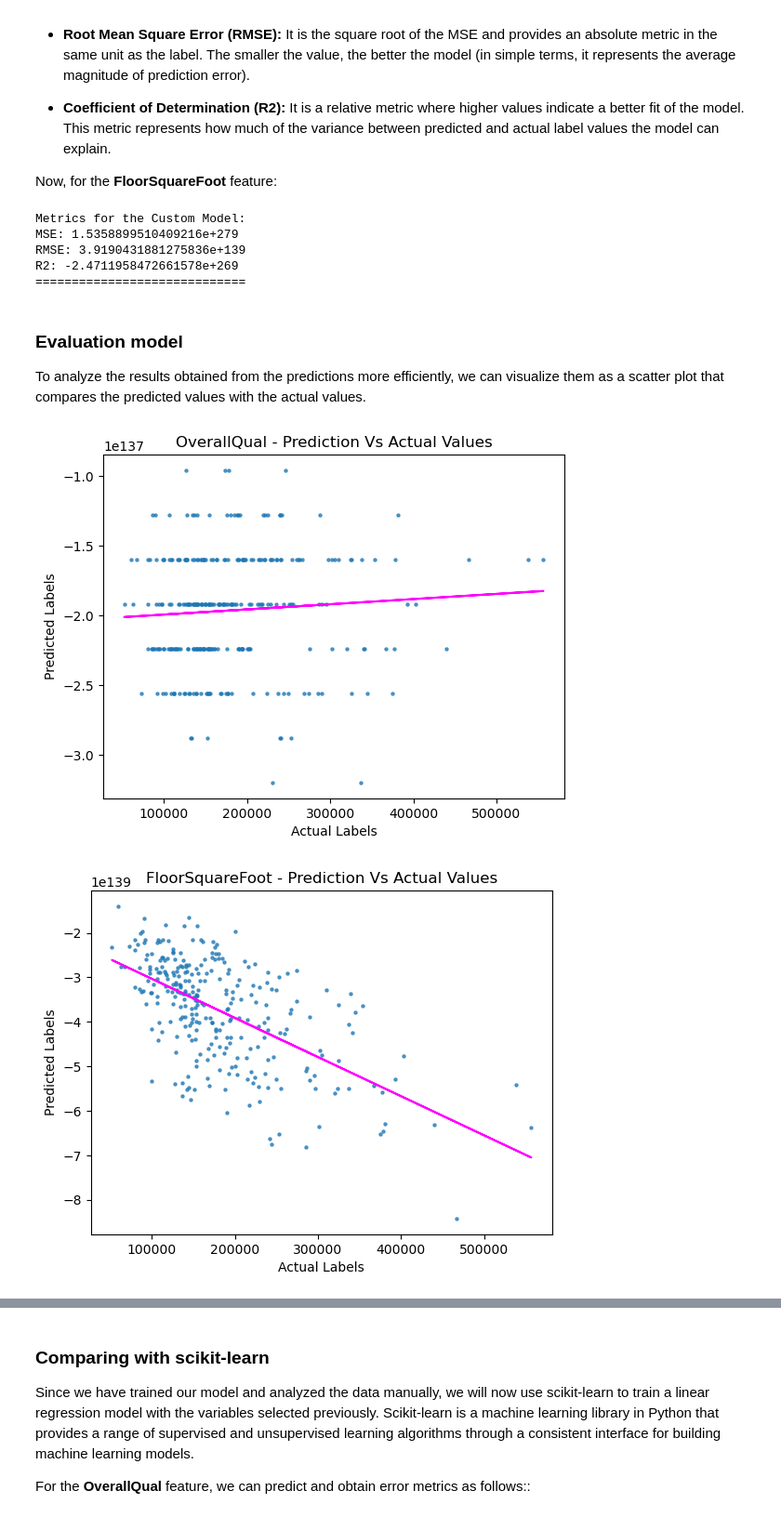
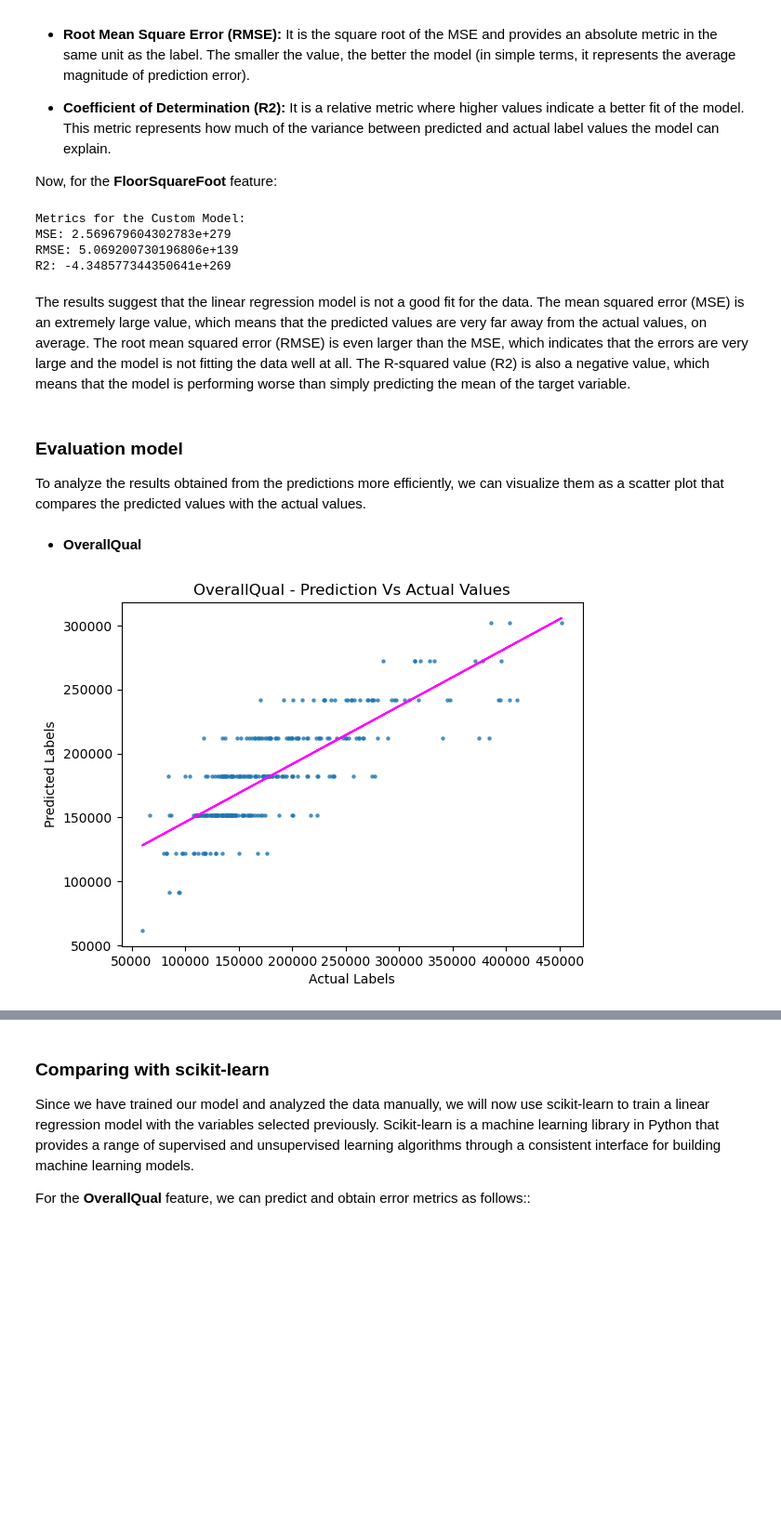
Before and after one commit to carlosopr/g-labs, a Jupyter notebook: project01/house_prices.ipynb, the cells around one changed output, grey strips where cells are left out. Shown at 93% size. Drawn from its saved outputs; the diff is of its cells as text; code cells hidden in the pictures; blank space fills up the shorter version.

Commit message:
Improvement in the explanation for the results of the features and conclusion

```diff
--- a/project01/house_prices.ipynb
+++ b/project01/house_prices.ipynb
@@ -23,7 +23,6 @@ Supervised machine learning techniques involve training a model to operate on a
 Before we begin, we will set up the environment.
 # %%
 # Setting up the environment
-
 import numpy as np
 import pandas as pd
 from experiment import PreprocessData
@@ -31,6 +30,11 @@ from experiment import CustomModel
 from plotter import DataPlotter
 
 %matplotlib inline
+
+# Parameters for training
+TOTAL_EPOCHS = 30
+ERROR_INTERVAL = 10
+LEARNING_RATE = 0.01
 # %% [markdown]
 ### **Exploring the data**
 
@@ -134,4 +138,4 @@ X_f1 = house_prices[:,1]
 
 # Split the data into training and testing sets
 preprocess = PreprocessData()
-X_train_f1, y_train, X_test_f1, y_test = preprocess.split_data(X_f1, y, 0.8)
+X_train_f1, y_train_f1, X_test_f1, y_test_f1 = preprocess.split_data(X_f1, y, 0.8)
@@ -139,6 +146,6 @@ X_train_f1, y_train, X_test_f1, y_test = preprocess.split_data(X_f1, y, 0.8)
 Now we're ready to train a model by fitting an univariate regression algorithm to the training data. We'll use a linear regression algorithm in order to find a linear relationship between the X values and the y label. The resulting model is a dictionary that conceptually defines a line where every possible X and y value combination intersect.
 # %%
 # Create an instance of the CustomModel class and train the model
-model = CustomModel()
-model_dict_f1, errors_f1 = model.train(X_train_f1, y_train, epochs=30, print_error_interval=10, alpha=0.01)
+model_f1 = CustomModel()
+model_dict_f1, errors_f1 = model_f1.train(X_train_f1, y_train_f1, epochs=TOTAL_EPOCHS, print_error_interval=ERROR_INTERVAL, alpha=LEARNING_RATE)
 # %% [output]
@@ -201,6 +212,6 @@ After training the model, we can use it to predict the sale price of houses usin
 
 For the **OverallQual** feature, we can predict and obtain error metrics as follows:
 # %%
-custom_predictions_f1 = model.predict_from_custom_model(model_dict_f1, X_test_f1, y_test)
+custom_predictions_f1 = model_f1.predict_from_custom_model(model_dict_f1, X_test_f1, y_test_f1)
 # %% [output]
 Metrics for the Custom Model:
@@ -220,24 +230,23 @@ We have calculated the level of error based on the following metrics from the pr
 
 Now, for the **FloorSquareFoot** feature:
 # %%
-custom_predictions_f2 = model.predict_from_custom_model(model_dict_f2, X_test_f2, y_test)
+custom_predictions_f2 = model_f2.predict_from_custom_model(model_dict_f2, X_test_f2, y_test_f2)
 # %% [output]
 Metrics for the Custom Model:
-MSE: 1.5358899510409216e+279
-RMSE: 3.9190431881275836e+139
-R2: -2.4711958472661578e+269
-=============================
+MSE: 2.569679604302783e+279
+RMSE: 5.069200730196806e+139
+R2: -4.348577344350641e+269
+# %% [markdown]
+The results suggest that the linear regression model is not a good fit for the data. The mean squared error (MSE) is an extremely large value, which means that the predicted values are very far away from the actual values, on average. The root mean squared error (RMSE) is even larger than the MSE, which indicates that the errors are very large and the model is not fitting the data well at all. The R-squared value (R2) is also a negative value, which means that the model is performing worse than simply predicting the mean of the target variable.
 # %% [markdown]
 ### **Evaluation model**
 
 To analyze the results obtained from the predictions more efficiently, we can visualize them as a scatter plot that compares the predicted values with the actual values.
+# %% [markdown]
+* **OverallQual**
 # %%
 # Plot for the feature OverallQual
-DataPlotter.plot_predictions(custom_predictions_f1,y_test, title="OverallQual - Prediction Vs Actual Values")
-
-# Plot for the feature FloorSquareFoot
-DataPlotter.plot_predictions(custom_predictions_f2,y_test, title="FloorSquareFoot - Prediction Vs Actual Values")
+DataPlotter.plot_predictions(custom_predictions_f1,y_test_f1, title="OverallQual - Prediction Vs Actual Values")
 # %% [output]
-[figure, old version]
+[figure, new version]
-[figure, removed]
 # %% [markdown]
```
Also changed, not shown: parts of 18 cells of this notebook, 1 other file.
